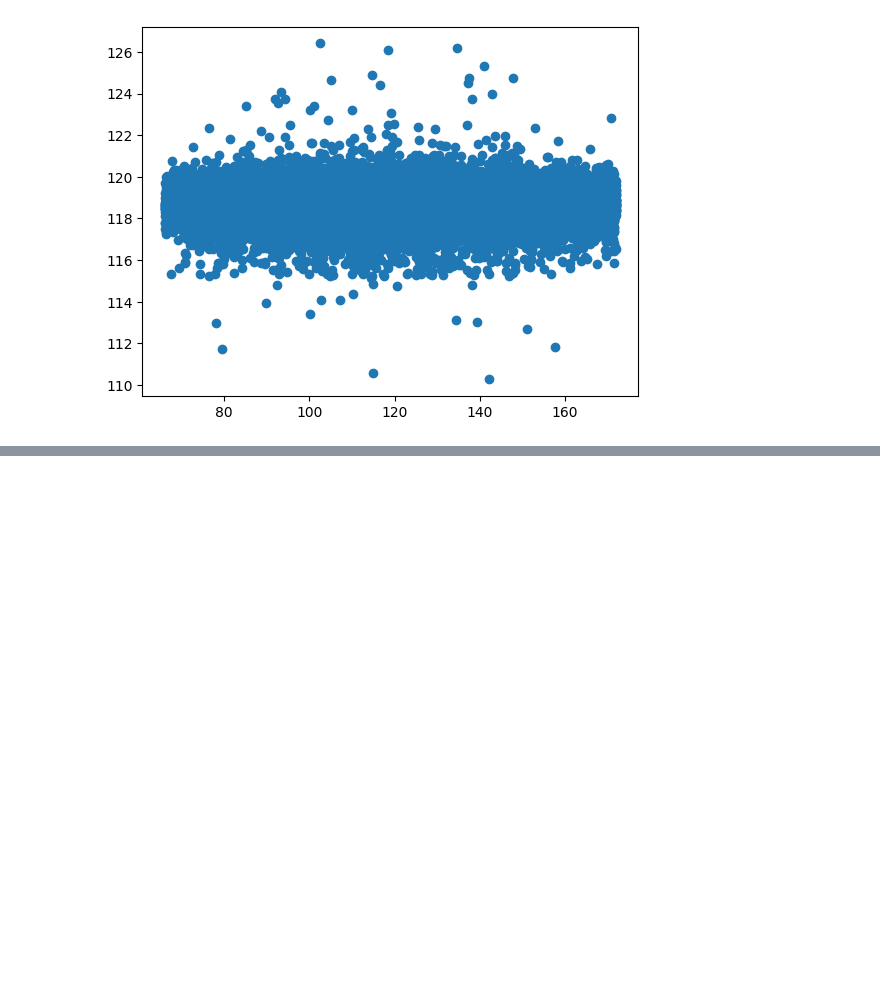
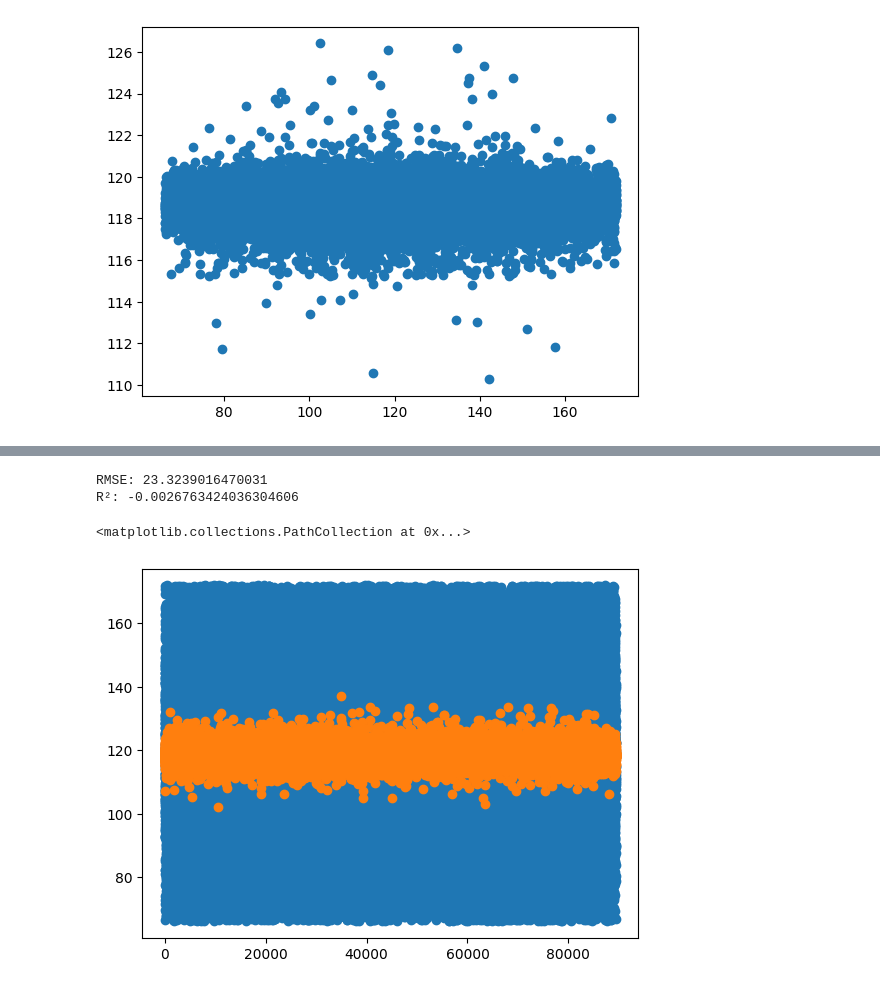
Before and after one commit to owczr/predicting-the-beats-per-minute, a Jupyter notebook: xgb_modelling.ipynb, the cells around one changed output, grey strips where cells are left out. Cells and saved outputs as stored; diff of their text form; code cells hidden in the pictures; blank space fills up the shorter version.

```diff
--- a/xgb_modelling.ipynb
+++ b/xgb_modelling.ipynb
@@ -393,0 +540,38 @@ plt.scatter(y_test, preds)
+# %%
+import numpy as np
+from sklearn.model_selection import train_test_split
+import xgboost as xgb
+from sklearn.metrics import mean_squared_error, r2_score
+
+# Split
+X_train, X_test, y_train, y_test = train_test_split(X_transformed[best_features], y, test_size=0.25, random_state=0)
+
+# Stage 1 baseline = mean
+baseline_pred = np.full_like(y_train, y_train.mean(), dtype=float)
+
+# Residuals
+residuals = y_train - baseline_pred
+
+# Stage 2: model residuals
+dtrain = xgb.DMatrix(X_train, residuals)
+dtest  = xgb.DMatrix(X_test)
+
+params = {"objective": "reg:squarederror", "max_depth": 5, "learning_rate": 0.1}
+resid_model = xgb.train(params, dtrain, num_boost_round=300)
+
+# Predictions = baseline + residual correction
+resid_preds = y_test.mean() + resid_model.predict(dtest)
+
+print("RMSE:", root_mean_squared_error(y_test, resid_preds))
+print("R²:", r2_score(y_test, resid_preds))
+# %% [output]
+RMSE: 23.3239016470031
+R²: -0.0026763424036304606
+# %%
+preds = result['preds']
+
+plt.scatter(range(len(y_test)), y_test)
+plt.scatter(range(len(y_test)), resid_preds)
+# %% [output]
+<matplotlib.collections.PathCollection at 0x...>
+[figure, added]
```
Also changed, not shown: parts of 36 cells of this notebook.
